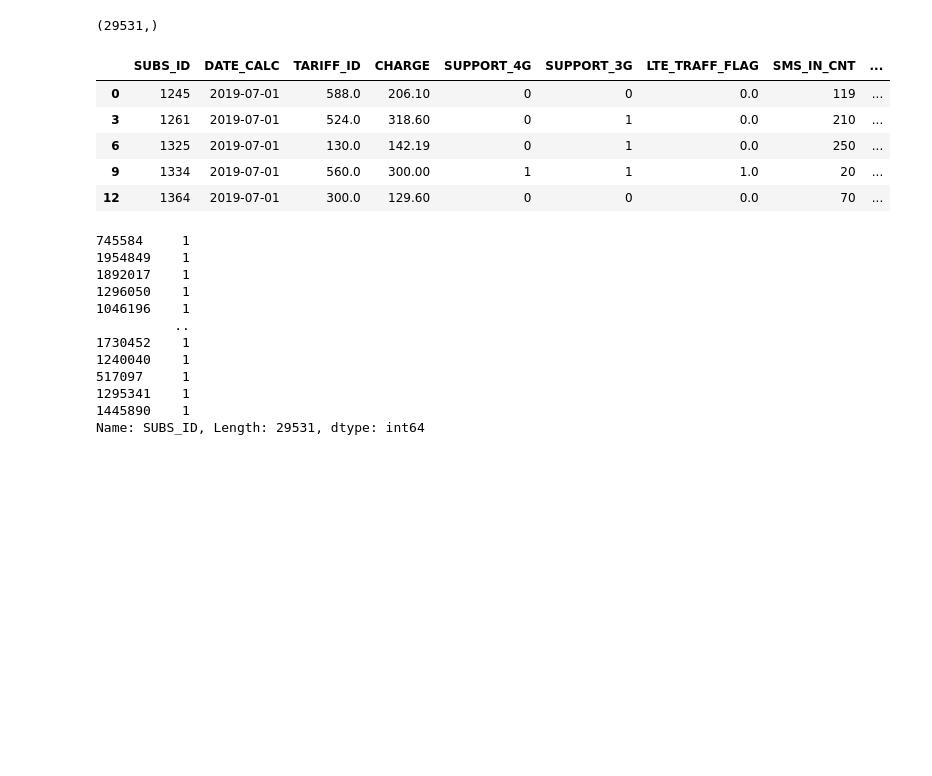
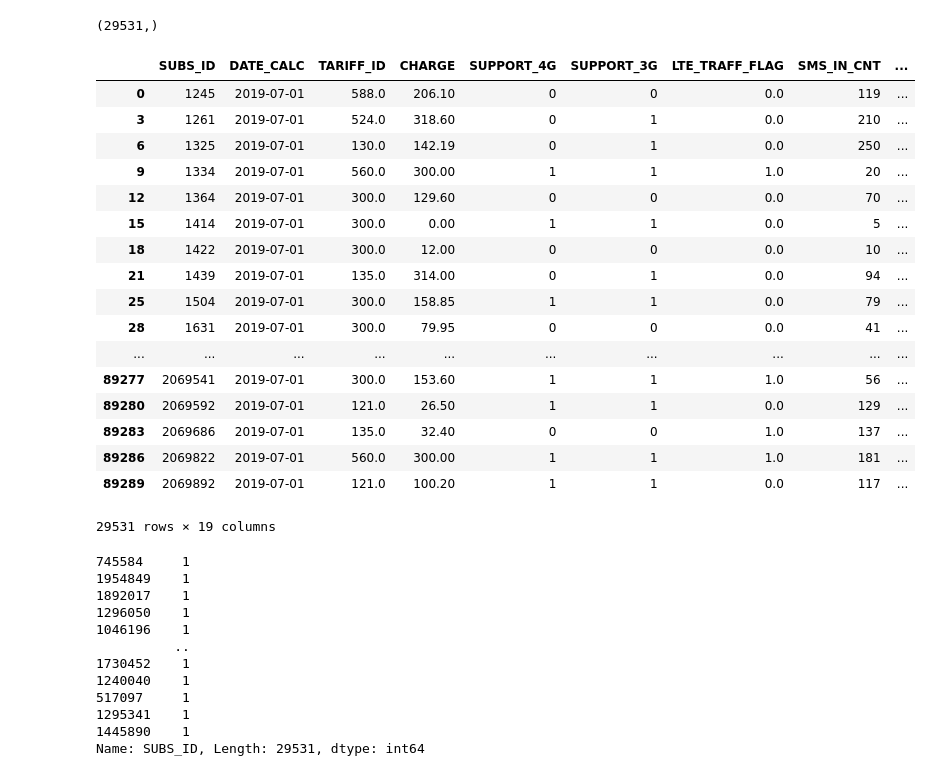
Before and after one commit to marcenavuc/best, a Jupyter notebook: Prepare.ipynb, the cells around one changed output. Drawn from its saved outputs; the diff is of its cells as text; code cells hidden in the pictures; blank space fills up the shorter version.

```diff
--- a/Prepare.ipynb
+++ b/Prepare.ipynb
@@ -49,14 +49,26 @@ a.shape
 (29531,)
 # %%
 prep = df.loc[a]
-prep.head()
+prep
 # %% [output]
 |  | SUBS_ID | DATE_CALC | TARIFF_ID | CHARGE | SUPPORT_4G | SUPPORT_3G | LTE_TRAFF_FLAG | SMS_IN_CNT | ... |
 | 0 | 1245 | 2019-07-01 | 588.0 | 206.10 | 0 | 0 | 0.0 | 119 | ... |
 | 3 | 1261 | 2019-07-01 | 524.0 | 318.60 | 0 | 1 | 0.0 | 210 | ... |
 | 6 | 1325 | 2019-07-01 | 130.0 | 142.19 | 0 | 1 | 0.0 | 250 | ... |
 | 9 | 1334 | 2019-07-01 | 560.0 | 300.00 | 1 | 1 | 1.0 | 20 | ... |
 | 12 | 1364 | 2019-07-01 | 300.0 | 129.60 | 0 | 0 | 0.0 | 70 | ... |
+| 15 | 1414 | 2019-07-01 | 300.0 | 0.00 | 1 | 1 | 0.0 | 5 | ... |
+| 18 | 1422 | 2019-07-01 | 300.0 | 12.00 | 0 | 0 | 0.0 | 10 | ... |
+| 21 | 1439 | 2019-07-01 | 135.0 | 314.00 | 0 | 1 | 0.0 | 94 | ... |
+| 25 | 1504 | 2019-07-01 | 300.0 | 158.85 | 1 | 1 | 0.0 | 79 | ... |
+| 28 | 1631 | 2019-07-01 | 300.0 | 79.95 | 0 | 0 | 0.0 | 41 | ... |
+| ... | ... | ... | ... | ... | ... | ... | ... | ... | ... |
+| 89277 | 2069541 | 2019-07-01 | 300.0 | 153.60 | 1 | 1 | 1.0 | 56 | ... |
+| 89280 | 2069592 | 2019-07-01 | 121.0 | 26.50 | 1 | 1 | 0.0 | 129 | ... |
+| 89283 | 2069686 | 2019-07-01 | 135.0 | 32.40 | 0 | 0 | 1.0 | 137 | ... |
+| 89286 | 2069822 | 2019-07-01 | 560.0 | 300.00 | 1 | 1 | 1.0 | 181 | ... |
+| 89289 | 2069892 | 2019-07-01 | 121.0 | 100.20 | 1 | 1 | 0.0 | 117 | ... |
+29531 rows × 19 columns
 # %%
 prep['SUBS_ID'].value_counts()
 # %% [output]
```
Also changed, not shown: parts of 6 cells of this notebook, 1 other file.
